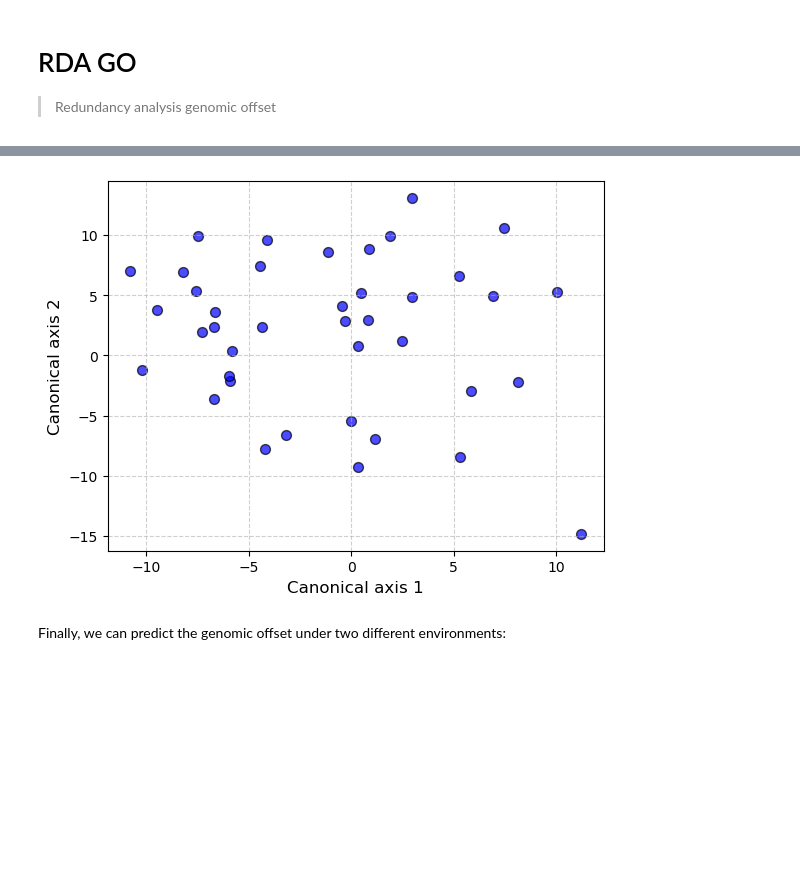
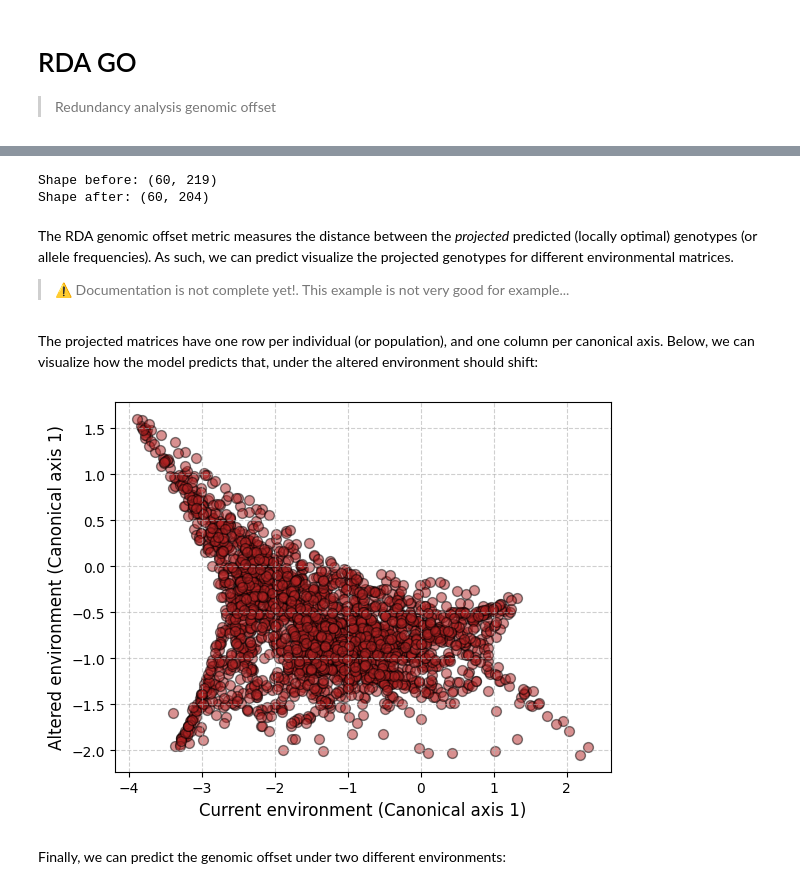
Before and after one commit to currocam/genomic-offsets, a Jupyter notebook: nbs/03_RDA.ipynb, the cells around one changed output, grey strips where cells are left out. Saved outputs shown, nothing was run; the diff lists cells and outputs as text; code cells hidden in the pictures; blank space fills up the shorter version.

Commit message:
Keep updating documentation pages

```diff
--- a/nbs/03_RDA.ipynb
+++ b/nbs/03_RDA.ipynb
@@ -62,0 +59,10 @@ assert Y.shape == (N, L)
+# %%
+causal_dataset = np.load(importlib.resources.files(datasets).joinpath('causal.npz'))
+# Read matrices
+X, Xstar = causal_dataset["X"], causal_dataset["Xstar"]
+Y = causal_dataset["Y"]
+neglog_fitness = -np.log(causal_dataset["wstar"]+1e-5)
+# Check dimensions
+N, P = X.shape
+assert Xstar.shape == (N, P)
+assert Y.shape[0] == N
@@ -63,6 +71,8 @@ assert Y.shape == (N, L)
 # %%
+rng = np.random.default_rng(1000)
 indices = rng.permutation(N)
 training_idx, test_idx = indices[:60], indices[60:]
-Xtrain, Xpredict = X[training_idx,:], X[test_idx,:]
-Ytrain, Ypredict = Y[training_idx,:], Y[test_idx,:]
-model.fit(Ytrain, Xtrain)
+X_train, X_test = X[training_idx,:], X[test_idx,:]
+Xstar_train, Xstar_test = Xstar[training_idx,:], Xstar[test_idx,:]
+Y_train = Y[training_idx,:]
+neglog_fitness_train, neglog_fitness_test =  neglog_fitness[training_idx], neglog_fitness[test_idx]
@@ -71,3 +81,16 @@ Now, we can make predictions:
+# %%
+print(f"Shape before: {Y_train.shape}")
+Y_train = Y_train[:, Y_train.var(axis=0) > 0]
+print(f"Shape after: {Y_train.shape}")
+# %% [output]
+Shape before: (60, 219)
+Shape after: (60, 204)
+# %%
+model.fit(Y_train, X_train)
+# %% [markdown]
+The RDA genomic offset metric measures the distance between the *projected* predicted (locally optimal) genotypes (or allele frequencies). As such, we can  predict visualize the projected genotypes for different environmental matrices.
+
+> ⚠️ Documentation is not complete yet!. This example is not very good for example...
 # %%
 #| export
 @patch
@@ -77,3 +100,5 @@ def predict(self:RDA,
     "Predicts the projected alleles for a given environmental matrix."
     X = sm.add_constant(X)
     return np.dot(self._reg.predict(X), self._pca.loadings)
+# %% [markdown]
+The projected matrices have one row per individual (or population), and one column per canonical axis. Below, we can visualize how the model predicts that, under the altered environment should shift:
@@ -80,13 +107,13 @@ def predict(self:RDA,
 # %%
-proj = model.predict(Xpredict)
+proj_X, proj_Xstar = model.predict(X_test), model.predict(Xstar_test)
 fig, ax = plt.subplots()
-scatter = ax.scatter(proj[:, 0], proj[:, 1], c='blue', edgecolor='k', alpha=0.7, s=50)
-ax.set_xlabel('Canonical axis 1', fontsize=12)
-ax.set_ylabel('Canonical axis 2', fontsize=12)
+scatter = ax.scatter(proj_X, proj_Xstar, c='firebrick', edgecolor='k', alpha=0.5, s=50)
+ax.set_xlabel('Current environment (Canonical axis 1)', fontsize=12)
+ax.set_ylabel('Altered environment (Canonical axis 1)', fontsize=12)
 ax.grid(True, linestyle='--', alpha=0.6)
 plt.show()
 # %% [output]
-[figure, old version]
+[figure, new version]
 # %% [markdown]
 Finally, we can predict the genomic offset under two different environments:
 # %%
```
Also changed, not shown: parts of 22 cells of this notebook, 3 other files.
